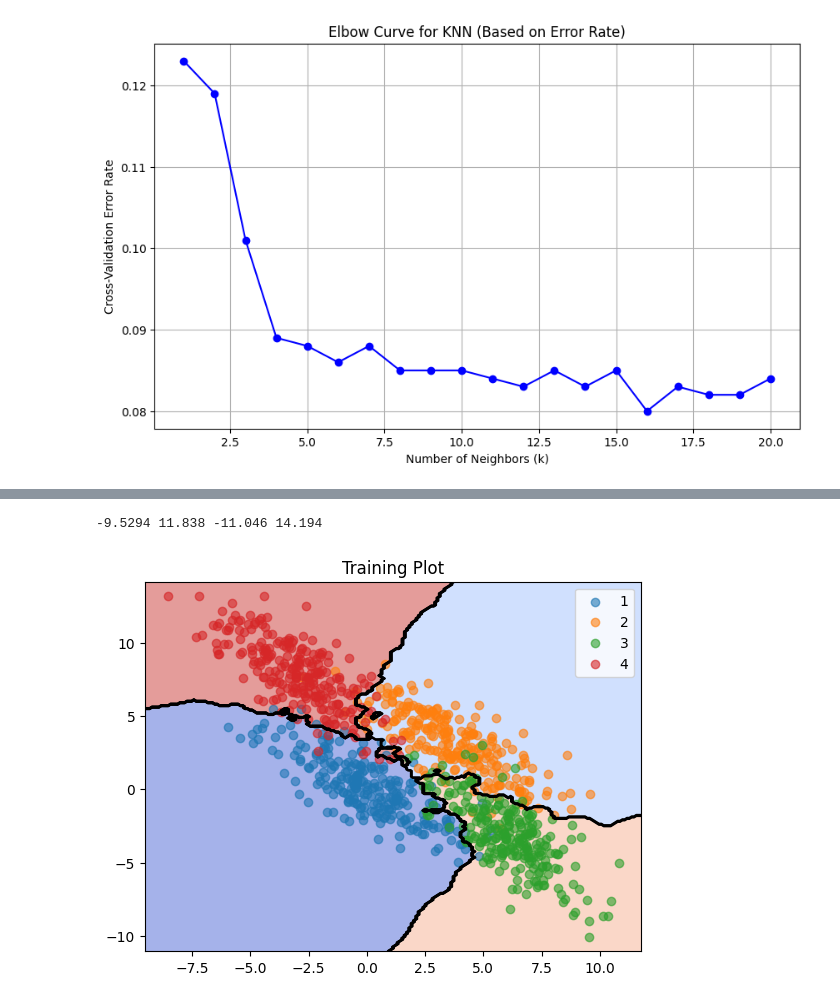
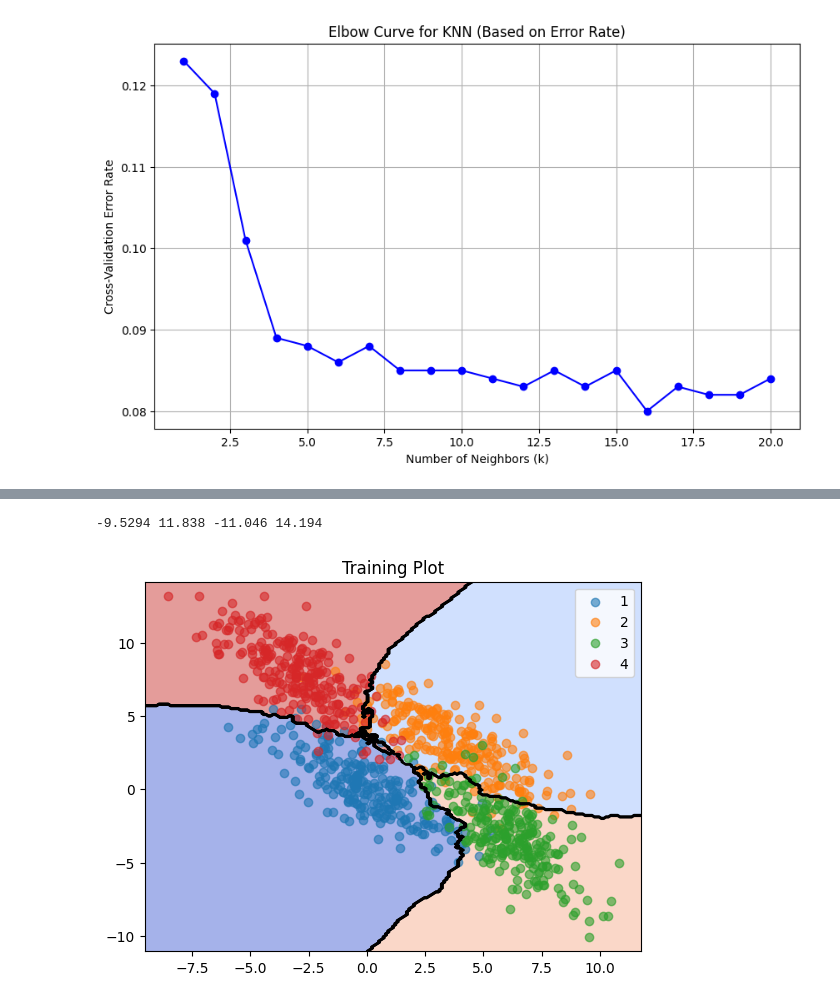
Before and after one commit to amankushwaha25/CS401-IML-Assignment, a Jupyter notebook: Overlapping.ipynb, the cells around one changed output, grey strips where cells are left out. Cells and saved outputs as stored; diff of their text form; code cells hidden in the pictures.

```diff
--- a/Overlapping.ipynb
+++ b/Overlapping.ipynb
@@ -219,5 +222,10 @@ KNeighborsClassifier(n_neighbors=6)
-# %%
-decision_plot(df_overlapping_train,classifier6, title = "Training Plot" )
-# %% [output]
--9.5294 11.838 -11.046 14.194
-[figure, removed]
+# %%
+#testing based on k = 6 and k = 7 and k = 16
+
+classifier6 = KNeighborsClassifier(n_neighbors=16)
+classifier6.fit(X,y)
+
+decision_plot(df_overlapping_train,classifier6, title = "Training Plot" )
+# %% [output]
+-9.5294 11.838 -11.046 14.194
+[figure, added]
```
Also changed, not shown: parts of 2 cells of this notebook.
